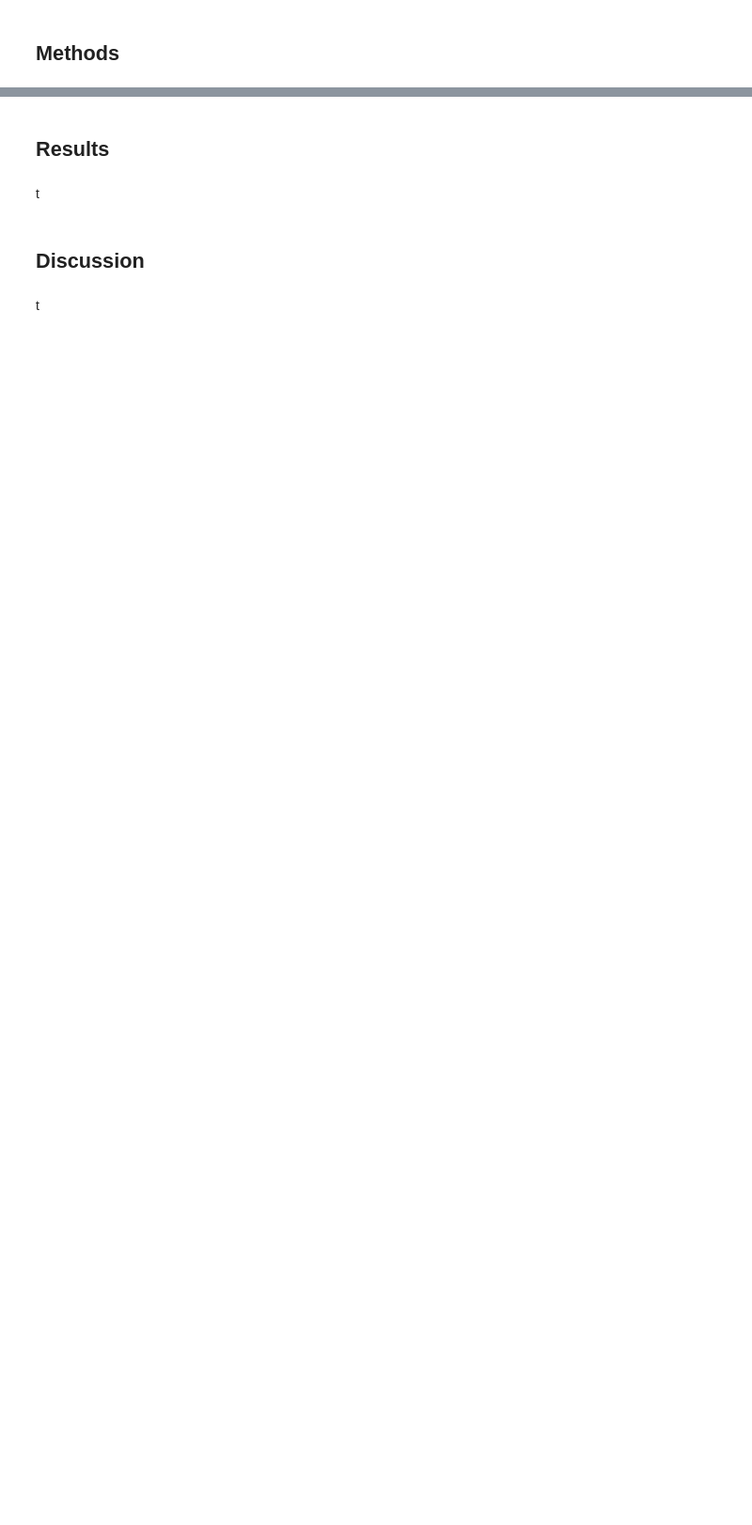
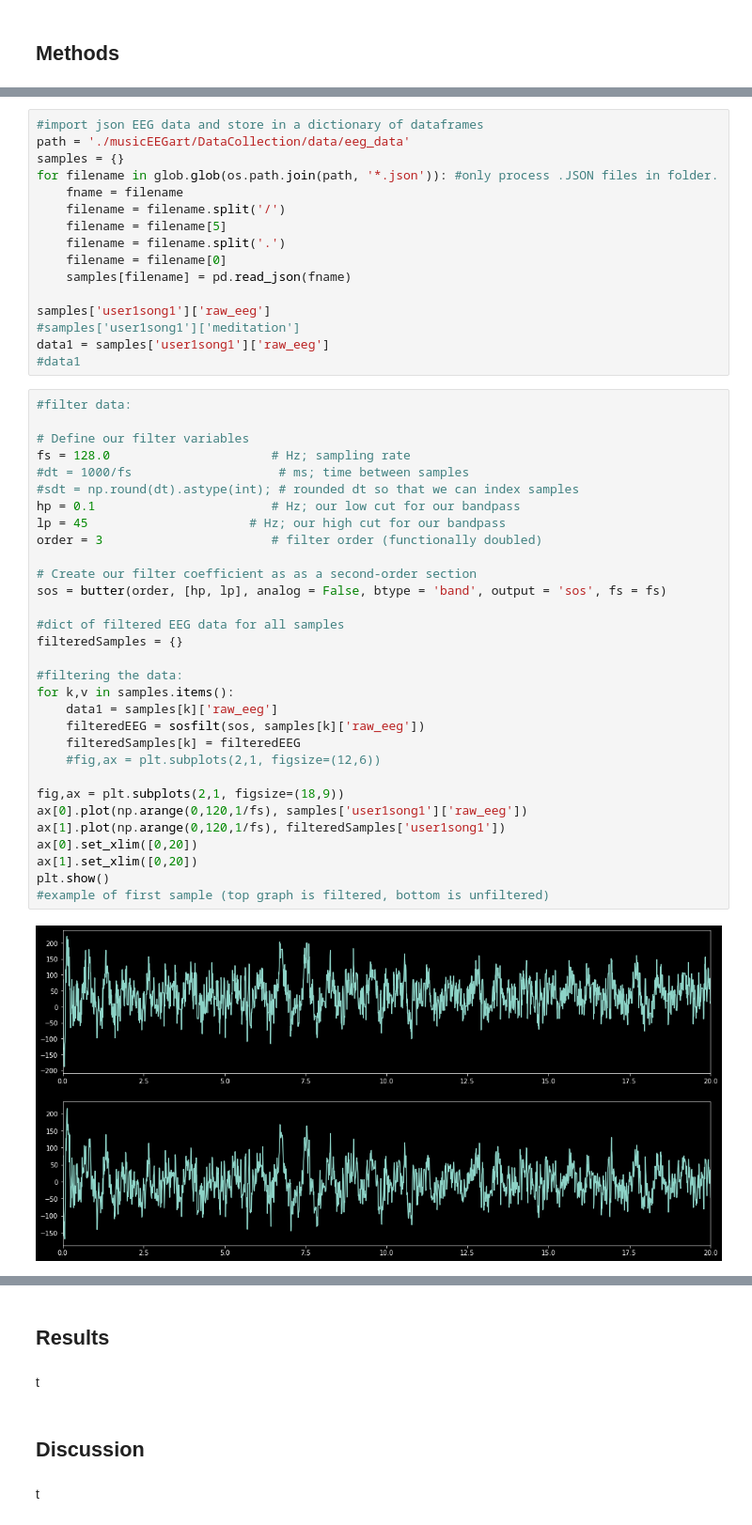
Before and after one commit to MatthewRMorgan/EEG-Visualization-Project, a Jupyter notebook: ProjectOverview.ipynb, the cells around one changed output, grey strips where cells are left out. Shown: that part at 94% size. Drawn from its saved outputs; the diff is of its cells as text; blank space fills up the shorter version.

Commit message:
filtered data and attempted features

```diff
--- a/ProjectOverview.ipynb
+++ b/ProjectOverview.ipynb
@@ -18,0 +59,49 @@ t
+# %%
+#import json EEG data and store in a dictionary of dataframes
+path = './musicEEGart/DataCollection/data/eeg_data'
+samples = {}
+for filename in glob.glob(os.path.join(path, '*.json')): #only process .JSON files in folder.
+    fname = filename
+    filename = filename.split('/')
+    filename = filename[5]
+    filename = filename.split('.')
+    filename = filename[0]
+    samples[filename] = pd.read_json(fname)
+
+samples['user1song1']['raw_eeg']
+#samples['user1song1']['meditation']
+data1 = samples['user1song1']['raw_eeg']
+#data1
+# %%
+#filter data:
+
+# Define our filter variables
+fs = 128.0                      # Hz; sampling rate
+#dt = 1000/fs                    # ms; time between samples
+#sdt = np.round(dt).astype(int); # rounded dt so that we can index samples
+hp = 0.1                        # Hz; our low cut for our bandpass
+lp = 45                      # Hz; our high cut for our bandpass
+order = 3                       # filter order (functionally doubled)
+
+# Create our filter coefficient as as a second-order section
+sos = butter(order, [hp, lp], analog = False, btype = 'band', output = 'sos', fs = fs)
+
+#dict of filtered EEG data for all samples
+filteredSamples = {}
+
+#filtering the data:
+for k,v in samples.items():
+    data1 = samples[k]['raw_eeg']
+    filteredEEG = sosfilt(sos, samples[k]['raw_eeg'])
+    filteredSamples[k] = filteredEEG
+    #fig,ax = plt.subplots(2,1, figsize=(12,6))
+
+fig,ax = plt.subplots(2,1, figsize=(18,9))
+ax[0].plot(np.arange(0,120,1/fs), samples['user1song1']['raw_eeg'])
+ax[1].plot(np.arange(0,120,1/fs), filteredSamples['user1song1'])
+ax[0].set_xlim([0,20])
+ax[1].set_xlim([0,20])
+plt.show()
+#example of first sample (top graph is filtered, bottom is unfiltered)
+# %% [output]
+[figure, added]
```
Also changed, not shown: parts of 13 cells of this notebook.
